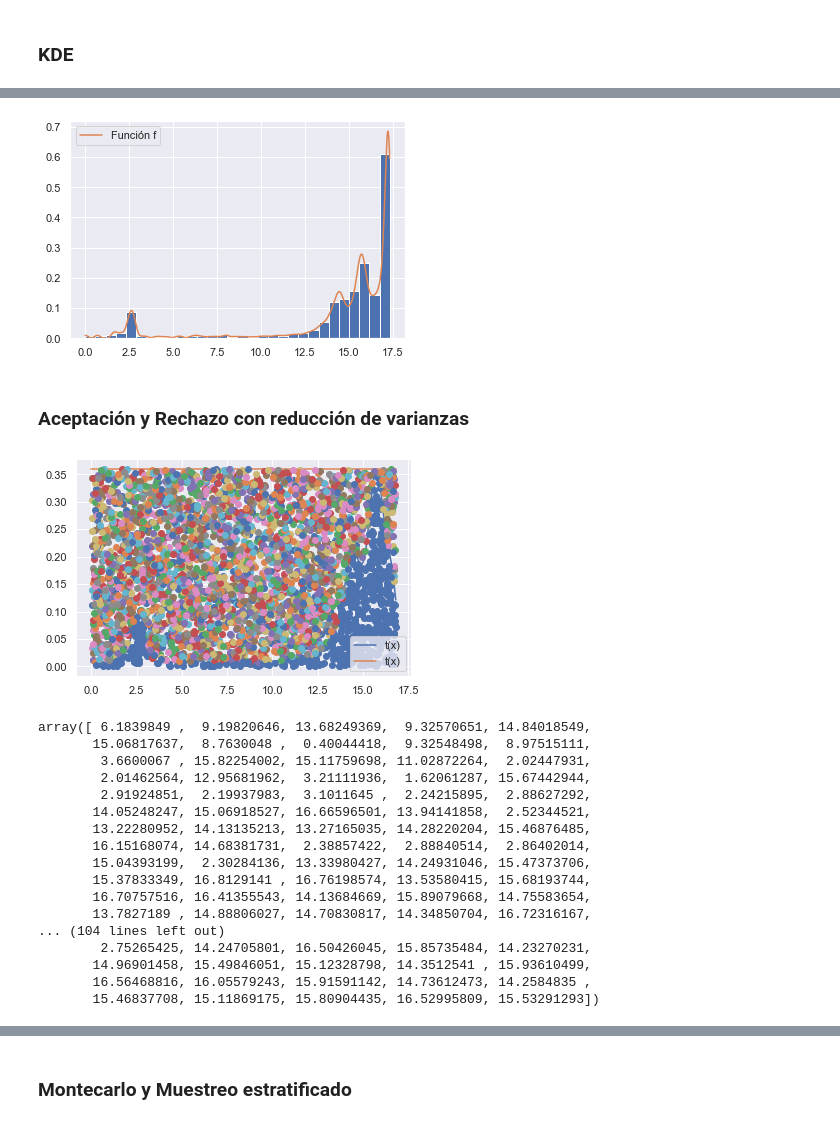
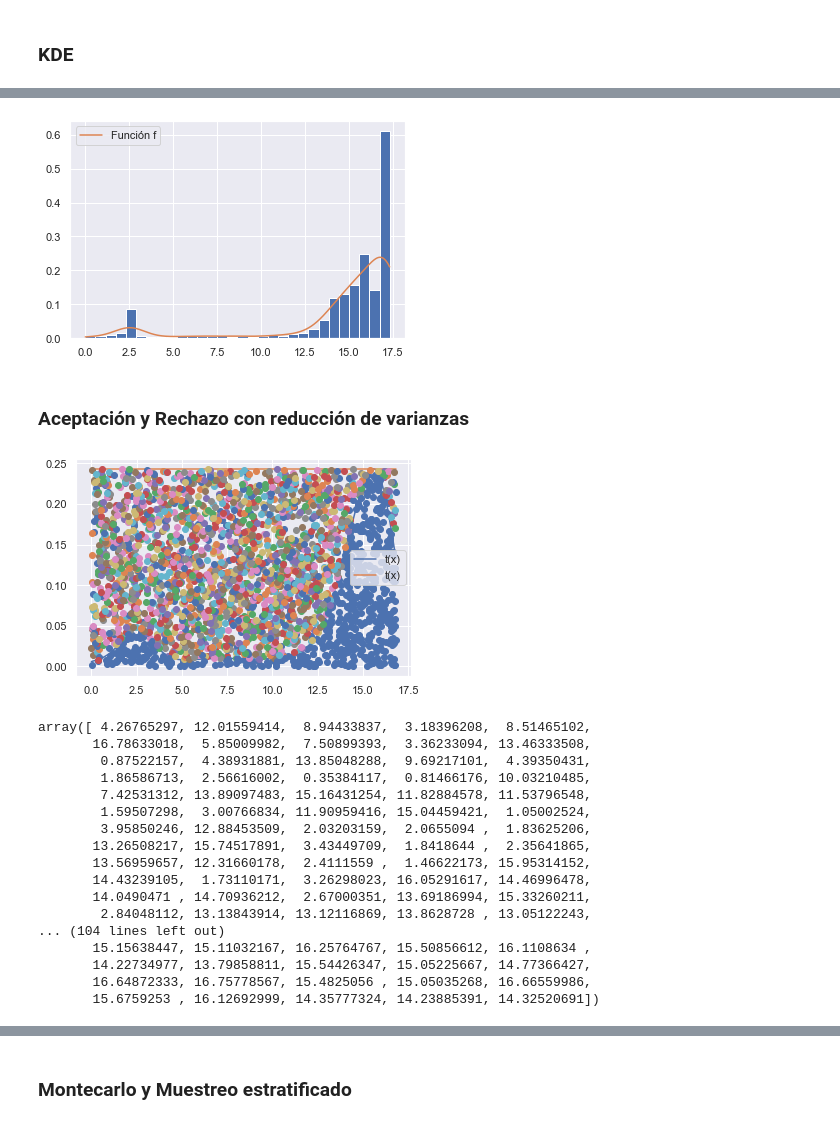
Before and after one commit to valerialadron/Proyecto_VLadron_MMLopez, a Jupyter notebook: Proyecto_VLadron_MMLopez.ipynb, the cells around one changed output, grey strips where cells are left out. Drawn from its saved outputs; the diff is of its cells as text; code cells hidden in the pictures.

```diff
--- a/Proyecto_VLadron_MMLopez.ipynb
+++ b/Proyecto_VLadron_MMLopez.ipynb
@@ -156,6 +161,37 @@ def kde_hist_f(datos:'Datos',
     plt.show()
 
     return f
+# %%
+def kde_hist_f_u(datos:'Datos',
+                bandwidth:'Bandwidth',
+                J1:'Bins histograma',
+                x:'Linspace'):
+    '''
+    Esta función nos regresa la función f obtenida por medio del KDE de Statsmodels multivariable
+    para ciertos datos. Además, permite ver el histograma de los datos junto con la función f encontrada
+    en una misma gráfica.
+    '''
+
+    xx = x
+    f = kde_statsmodels_u(datos, x, bandwidth)
+
+    plt.hist(datos, bins = J1, density = True)
+    plt.plot(xx, f(xx), label = 'Función f')
+    plt.legend(loc = 'best')
+    plt.show()
+
+    return f
+# %%
+def get_bandwidth(x:'Datos',
+                 a:'Rango Inferior',
+                 b:'Rango Superior',
+                 div:'División del rango'):
+    grid = GridSearchCV(KernelDensity(),
+                    {'bandwidth': np.linspace(a, b, div)},
+                    cv=50)
+
+    grid.fit(x[:, None])
+    return grid.best_params_
 # %%
 def Acep_rechazo_reducc_var(N:'número de aleatorias a generar (aproximado)',
                  a:'rango inferior',
@@ -722,2 +754,6 @@ La distribución analizada fue:  exponweib
 # %% [markdown]
 ### **KDE**
+# %%
+#bandwith adecuado 2020
+bd1 = get_bandwidth(v1_data, .1, 2, 30).pop('bandwidth')
+bd1
@@ -724,5 +762,5 @@ La distribución analizada fue:  exponweib
 # %%
 #2020
 xx = np.linspace(np.amin(v1_data), np.amax(v1_data), 1000)
-f = kde_hist_f(v1_data, J1, xx)
+f1 = kde_hist_f_u(v1_data,bd1, J1, xx)
 # %% [output]
@@ -730,34 +774,34 @@ f = kde_hist_f(v1_data, J1, xx)
 # %%
 #2020-2021
 xx2 = np.linspace(np.amin(v2_data), np.amax(v2_data), 1000)
-f2 = kde_hist_f(v2_data, J2, xx2)
+f2 = kde_hist_f_u(v2_data,bd2, J2, xx2)
 # %% [output]
-[figure, old version]
+[figure, new version]
 # %% [markdown]
 ### **Aceptación y Rechazo con reducción de varianzas**
 # %%
 #2020
-v_a_casos1 = generar_aleatorias_reducc_var(600,f,16,xx,v1_data,estra_igualmente_espaciado,600)
-v_a_casos1F
+v_a_casos1 = generar_aleatorias_reducc_var(600,f1,16,xx,v1_data,estra_igualmente_espaciado,600)
+v_a_casos1
 # %% [output]
-[figure, old version]
+[figure, new version]
-array([ 6.1839849 ,  9.19820646, 13.68249369,  9.32570651, 14.84018549,
-       15.06817637,  8.7630048 ,  0.40044418,  9.32548498,  8.97515111,
-        3.6600067 , 15.82254002, 15.11759698, 11.02872264,  2.02447931,
-        2.01462564, 12.95681962,  3.21111936,  1.62061287, 15.67442944,
-        2.91924851,  2.19937983,  3.1011645 ,  2.24215895,  2.88627292,
-       14.05248247, 15.06918527, 16.66596501, 13.94141858,  2.52344521,
-       13.22280952, 14.13135213, 13.27165035, 14.28220204, 15.46876485,
-       16.15168074, 14.68381731,  2.38857422,  2.88840514,  2.86402014,
-       15.04393199,  2.30284136, 13.33980427, 14.24931046, 15.47373706,
-       15.37833349, 16.8129141 , 16.76198574, 13.53580415, 15.68193744,
-       16.70757516, 16.41355543, 14.13684669, 15.89079668, 14.75583654,
-       13.7827189 , 14.88806027, 14.70830817, 14.34850704, 16.72316167,
+array([ 4.26765297, 12.01559414,  8.94433837,  3.18396208,  8.51465102,
+       16.78633018,  5.85009982,  7.50899393,  3.36233094, 13.46333508,
+        0.87522157,  4.38931881, 13.85048288,  9.69217101,  4.39350431,
+        1.86586713,  2.56616002,  0.35384117,  0.81466176, 10.03210485,
+        7.42531312, 13.89097483, 15.16431254, 11.82884578, 11.53796548,
+        1.59507298,  3.00766834, 11.90959416, 15.04459421,  1.05002524,
+        3.95850246, 12.88453509,  2.03203159,  2.0655094 ,  1.83625206,
+       13.26508217, 15.74517891,  3.43449709,  1.8418644 ,  2.35641865,
+       13.56959657, 12.31660178,  2.4111559 ,  1.46622173, 15.95314152,
+       14.43239105,  1.73110171,  3.26298023, 16.05291617, 14.46996478,
+       14.0490471 , 14.70936212,  2.67000351, 13.69186994, 15.33260211,
+        2.84048112, 13.13843914, 13.12116869, 13.8628728 , 13.05122243,
 ... (104 lines left out)
-        2.75265425, 14.24705801, 16.50426045, 15.85735484, 14.23270231,
-       14.96901458, 15.49846051, 15.12328798, 14.3512541 , 15.93610499,
-       16.56468816, 16.05579243, 15.91591142, 14.73612473, 14.2584835 ,
-       15.46837708, 15.11869175, 15.80904435, 16.52995809, 15.53291293])
+       15.15638447, 15.11032167, 16.25764767, 15.50856612, 16.1108634 ,
+       14.22734977, 13.79858811, 15.54426347, 15.05225667, 14.77366427,
+       16.64872333, 16.75778567, 15.4825056 , 15.05035268, 16.66559986,
+       15.6759253 , 16.12692999, 14.35777324, 14.23885391, 14.32520691])
 # %%
 #2020-2021
 v_a_casos2 = generar_aleatorias_reducc_var(600,f2,17,xx2,v2_data,estra_igualmente_espaciado,600)
```
Also changed, not shown: parts of 86 cells of this notebook.
